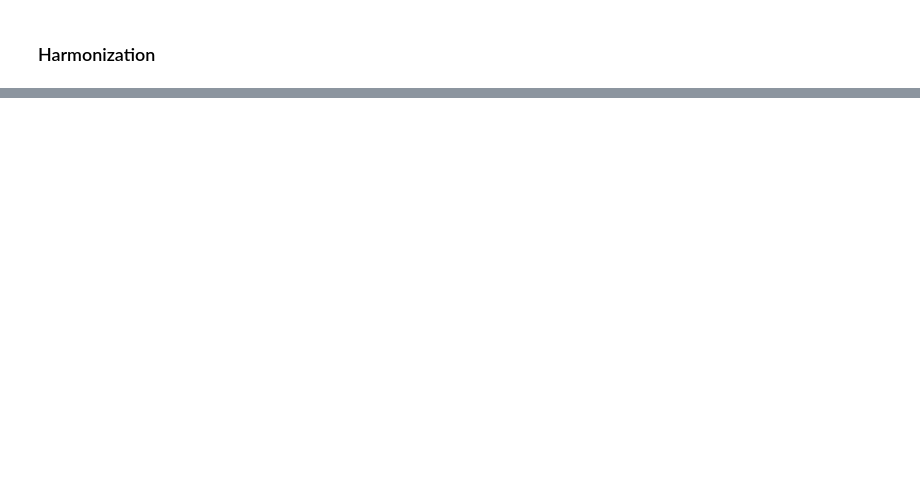
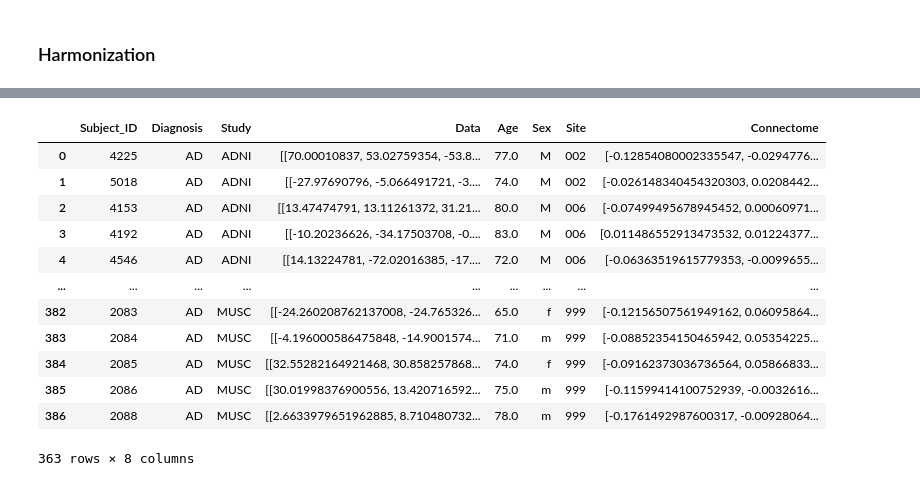
Before and after one commit to mcdowellkonnor/BrainConnectivity, a Jupyter notebook: BrainConnectivity/01_Data_Setup.ipynb, the cells around one changed output, grey strips where cells are left out. Drawn from its saved outputs; the diff is of its cells as text; code cells hidden in the pictures; blank space fills up the shorter version.

```diff
--- a/BrainConnectivity/01_Data_Setup.ipynb
+++ b/BrainConnectivity/01_Data_Setup.ipynb
@@ -149 +201,17 @@ tbi_harmonized = np.array(tbi_harmonized_r.rx2('dat.combat'))
+# %%
+harmonize_data
+# %% [output]
+|  | Subject_ID | Diagnosis | Study | Data | Age | Sex | Site | Connectome |
+| 0 | 4225 | AD | ADNI | [[70.00010837, 53.02759354, -53.8... | 77.0 | M | 002 | [-0.12854080002335547, -0.0294776... |
+| 1 | 5018 | AD | ADNI | [[-27.97690796, -5.066491721, -3.... | 74.0 | M | 002 | [-0.026148340454320303, 0.0208442... |
+| 2 | 4153 | AD | ADNI | [[13.47474791, 13.11261372, 31.21... | 80.0 | M | 006 | [-0.07499495678945452, 0.00060971... |
+| 3 | 4192 | AD | ADNI | [[-10.20236626, -34.17503708, -0.... | 83.0 | M | 006 | [0.011486552913473532, 0.01224377... |
+| 4 | 4546 | AD | ADNI | [[14.13224781, -72.02016385, -17.... | 72.0 | M | 006 | [-0.06363519615779353, -0.0099655... |
+| ... | ... | ... | ... | ... | ... | ... | ... | ... |
+| 382 | 2083 | AD | MUSC | [[-24.260208762137008, -24.765326... | 65.0 | f | 999 | [-0.12156507561949162, 0.06095864... |
+| 383 | 2084 | AD | MUSC | [[-4.196000586475848, -14.9001574... | 71.0 | m | 999 | [-0.08852354150465942, 0.05354225... |
+| 384 | 2085 | AD | MUSC | [[32.55282164921468, 30.858257868... | 74.0 | f | 999 | [-0.09162373036736564, 0.05866833... |
+| 385 | 2086 | AD | MUSC | [[30.01998376900556, 13.420716592... | 75.0 | m | 999 | [-0.11599414100752939, -0.0032616... |
+| 386 | 2088 | AD | MUSC | [[2.6633979651962885, 8.710480732... | 78.0 | m | 999 | [-0.1761492987600317, -0.00928064... |
+363 rows × 8 columns
 # %%
```
Also changed, not shown: parts of 6 cells of this notebook, 2 other files.
